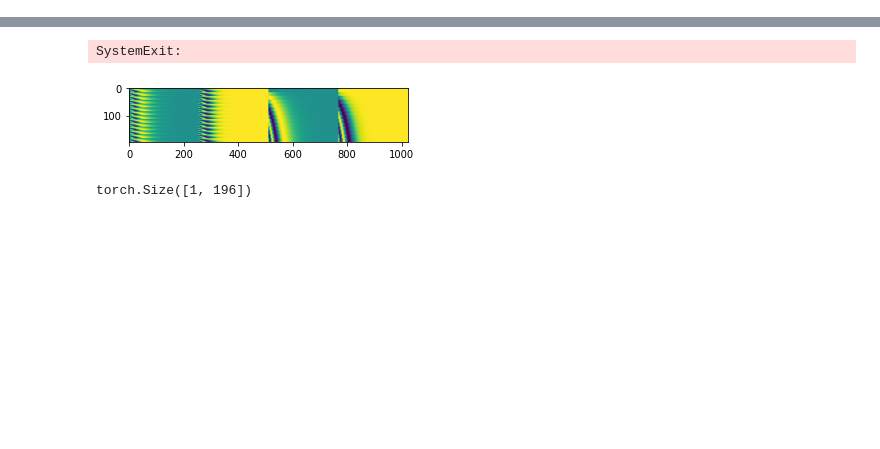
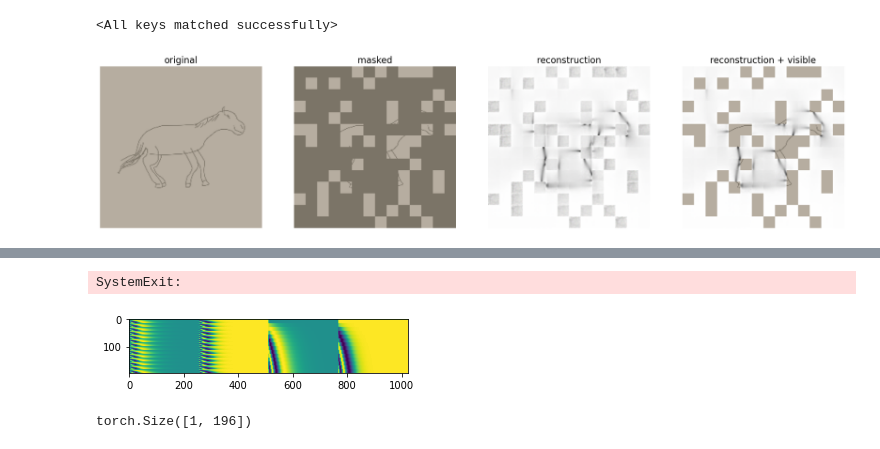
Before and after one commit to lez-s/mae-mycode, a Jupyter notebook: test_mae.ipynb, the cells around one changed output, grey strips where cells are left out. Drawn from its saved outputs; the diff is of its cells as text; code cells hidden in the pictures; blank space fills up the shorter version.

```diff
--- a/test_mae.ipynb
+++ b/test_mae.ipynb
@@ -89,0 +90,14 @@ run_one_image(img, model_mae)
+# %%
+chkpt_dir = 'C:/Users/lewa/Documents/PhD/Models/sketch/sketch.pth'
+model_mae = prepare_model(chkpt_dir, 'mae_vit_large_patch16')
+img_url = 'https://pic2.zhimg.com/80/v2-638f7800c7ba3c03d4dc4541c4938961_1440w.jpg' # fox, from ILSVRC2012_val_00046145
+# img_url = 'https://user-images.githubusercontent.com/11435359/147743081-0428eecf-89e5-4e07-8da5-a30fd73cc0ba.jpg' # cucumber, from ILSVRC2012_val_00047851
+img = Image.open(requests.get(img_url, stream=True).raw)
+img = Image.open('../../dataset/PACS/kfold/sketch/horse/8484.png')
+img = img.resize((224, 224))
+img = np.array(img) / 255.
+
+run_one_image(img, model_mae)
+# %% [output]
+<All keys matched successfully>
+[figure, added]
```
Also changed, not shown: parts of 11 cells of this notebook, 1 other file.
